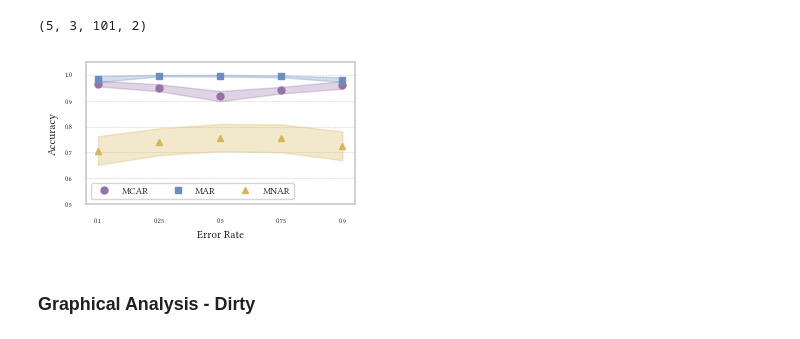
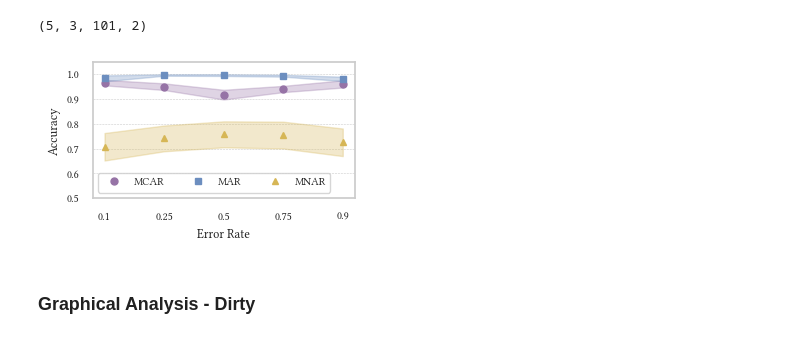
Before and after one commit to calgo-lab/MechDetect, a Jupyter notebook: src/accuracy_analysis.ipynb, the cells around one changed output. Drawn from its saved outputs; the diff is of its cells as text; code cells hidden in the pictures.

```diff
--- a/src/accuracy_analysis.ipynb
+++ b/src/accuracy_analysis.ipynb
@@ -278,39 +278,39 @@ for j, mech in enumerate(mechanism_labels):
         fmt=markers[mech],
         capsize=3,
         color=colors[mech],
         markersize=5,
         linestyle='',
         elinewidth=.5
     )
 
     lower_bound = np.array(mean_accuracies) - np.array(bars)
     upper_bound = np.array(mean_accuracies) + np.array(bars)
 
     ax.fill_between(
         error_rates,
         lower_bound,
         upper_bound,
         color=colors[mech],
         alpha=0.3
     )
 
 # Formatting
-ax.set_xlabel("Error Rate", fontsize=8)
-ax.set_ylabel("Accuracy", fontsize=8)
-ax.tick_params(axis='x', labelsize=5)
-ax.tick_params(axis='y', labelsize=5)
+ax.set_xlabel("Error Rate")
+ax.set_ylabel("Accuracy")
+ax.tick_params(axis='x')
+ax.tick_params(axis='y')
 
 ax.set_ylim(0.5, 1.05)
 ax.set_xticks(error_rates)
-ax.legend(title="", fontsize=7, title_fontsize=8, ncol=3)
+ax.legend(title="", ncol=3)
 ax.grid(axis='y', linestyle='--', linewidth=0.4)
 ax.grid(axis='x', visible=False)
 
 plt.tight_layout()
 fig.savefig("../plots/2025-08-03-accuracy_over_error_fraction.pdf", format="pdf", bbox_inches="tight")
 plt.show()
 # %% [output]
-[figure, old version]
+[figure, new version]
 # %% [markdown]
 ### Graphical Analysis - Dirty
 # %%
```
Also changed, not shown: parts of 2 cells of this notebook, 3 other files.
